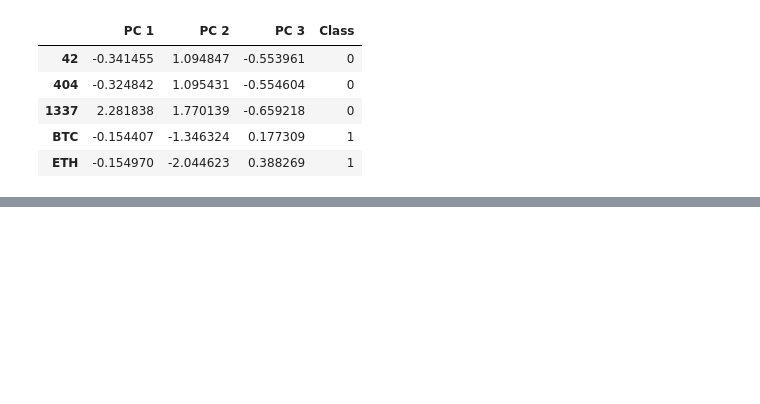
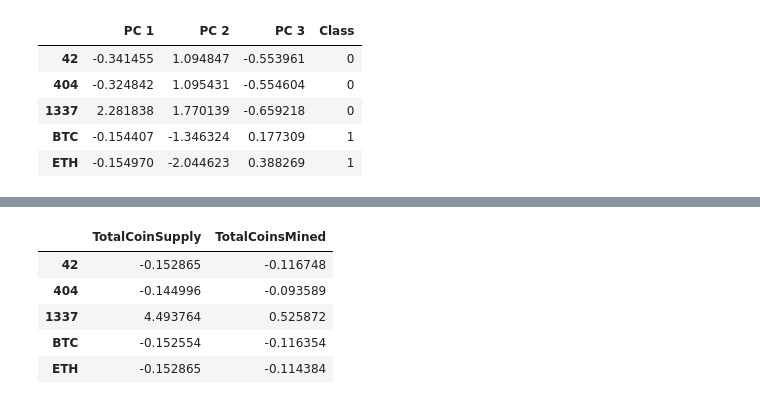
Before and after one commit to amuthusa/Cyptocurrencies, a Jupyter notebook: CryptoCurrencies_UnsupervisedLearning_Challenge.ipynb, the cells around one changed output, grey strips where cells are left out. Cells and saved outputs as stored; diff of their text form; code cells hidden in the pictures; blank space fills up the shorter version.

```diff
--- a/CryptoCurrencies_UnsupervisedLearning_Challenge.ipynb
+++ b/CryptoCurrencies_UnsupervisedLearning_Challenge.ipynb
@@ -246,3 +246,19 @@ fig.show()
 clustered_df.hvplot.table(columns=['CoinName', 'Algorithm', 'ProofType', 'TotalCoinSupply', 'TotalCoinsMined', 'Class'])
 # %% [output]
 [interactive output not drawn]
+# %%
+#scale only TotalCoinsMined and TotalCoinSupply
+extracted_column_df = clustered_df[['TotalCoinSupply', 'TotalCoinsMined']]
+scaled_extracted_column = StandardScaler().fit_transform(extracted_column_df)
+scaled_extracted_column_df = pd.DataFrame(
+                                    data=scaled_extracted_column,
+                                    columns=['TotalCoinSupply', 'TotalCoinsMined'],
+                                    index = clustered_df.index)
+scaled_extracted_column_df.head()
+# %% [output]
+|  | TotalCoinSupply | TotalCoinsMined |
+| 42 | -0.152865 | -0.116748 |
+| 404 | -0.144996 | -0.093589 |
+| 1337 | 4.493764 | 0.525872 |
+| BTC | -0.152554 | -0.116354 |
+| ETH | -0.152865 | -0.114384 |
```
Also changed, not shown: parts of 2 cells of this notebook.
